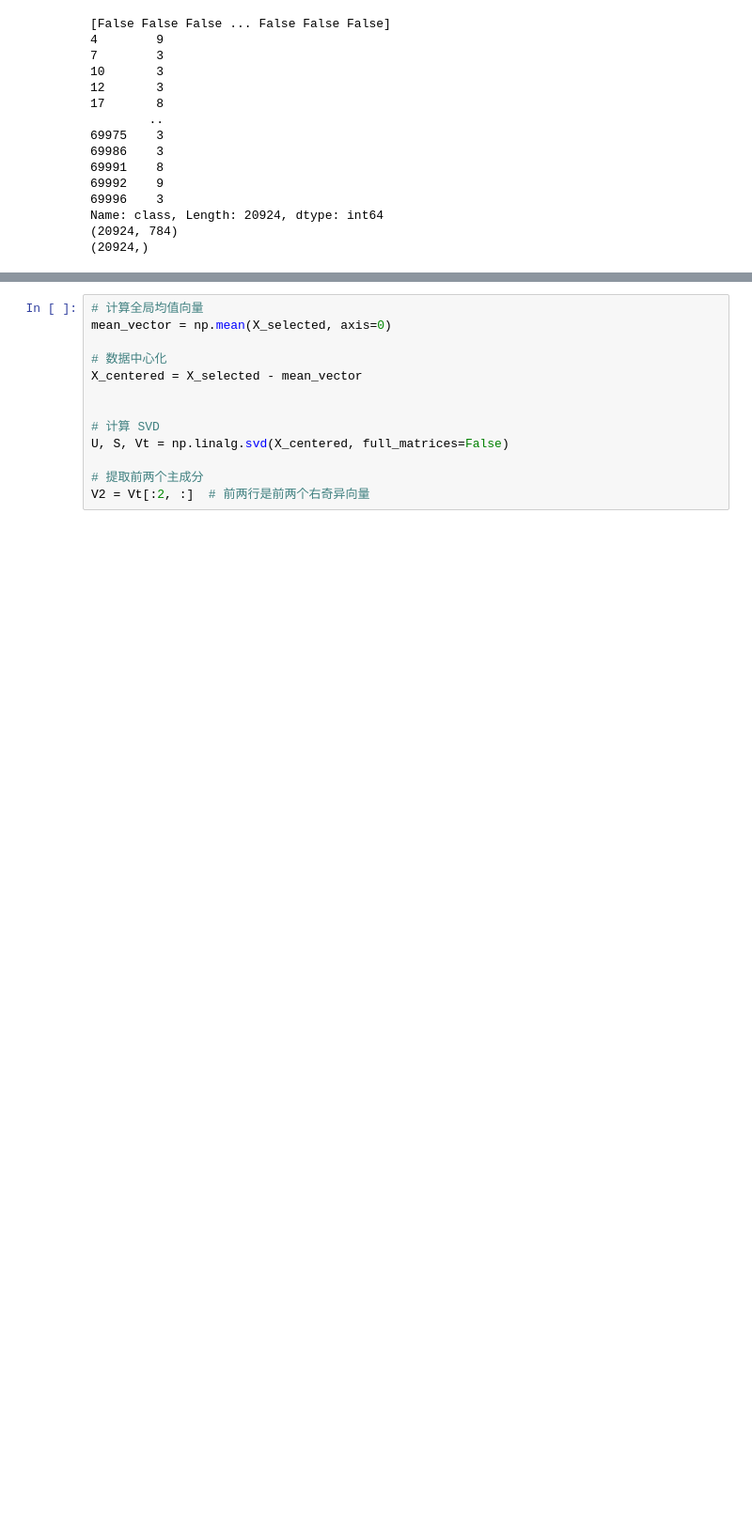
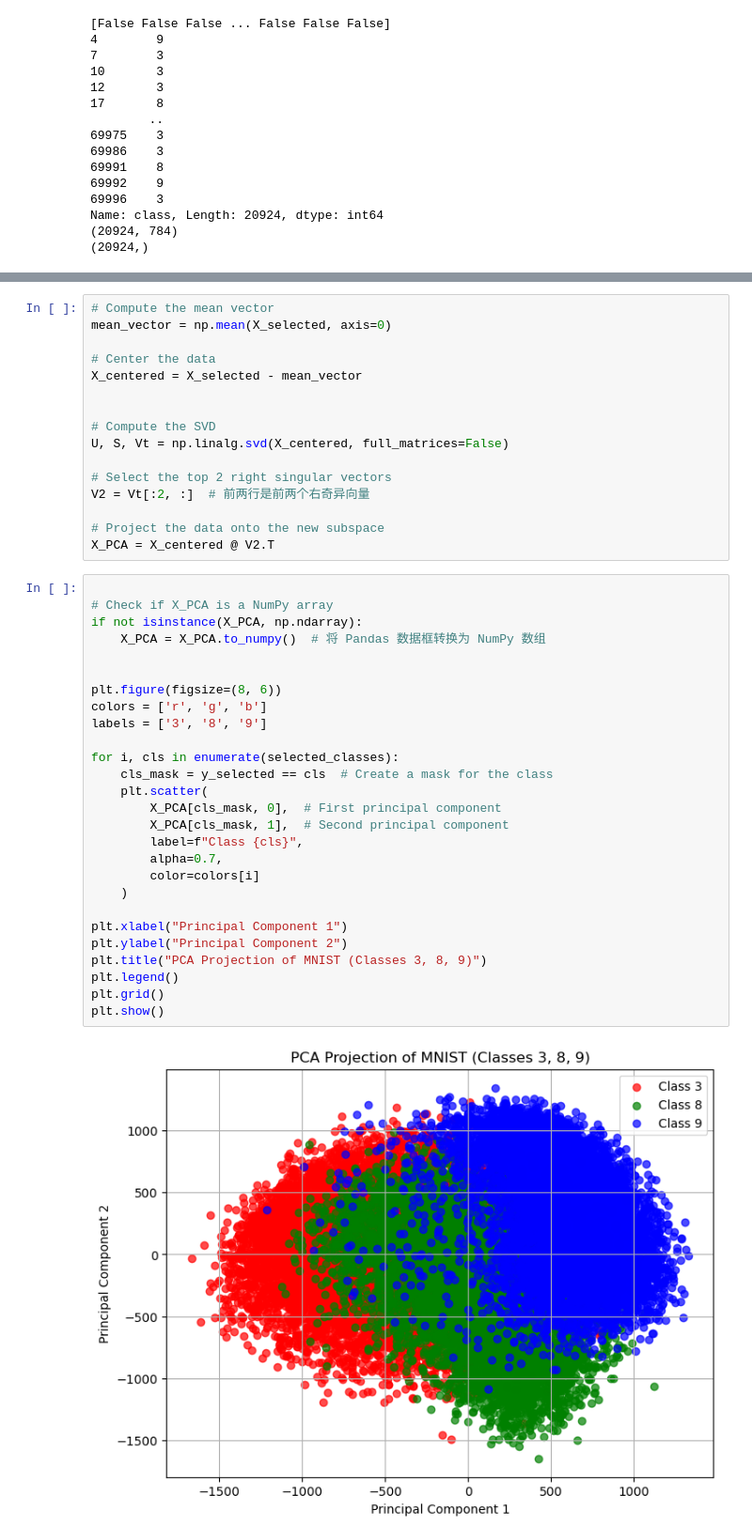
Before and after one commit to XiliangGong/CMSC660-661, a Jupyter notebook: final/question1.ipynb, the cells around one changed output, grey strips where cells are left out. Shown: that part at 94% size. Saved outputs shown, nothing was run; the diff lists cells and outputs as text; blank space fills up the shorter version.

```diff
--- a/final/question1.ipynb
+++ b/final/question1.ipynb
@@ -143,13 +142,45 @@ y_selected == cls: 6958 samples match.
 # %%
-# 计算全局均值向量
+# Compute the mean vector
 mean_vector = np.mean(X_selected, axis=0)
 
-# 数据中心化
+# Center the data
 X_centered = X_selected - mean_vector
 
 
-# 计算 SVD
+# Compute the SVD
 U, S, Vt = np.linalg.svd(X_centered, full_matrices=False)
 
-# 提取前两个主成分
+# Select the top 2 right singular vectors
 V2 = Vt[:2, :]  # 前两行是前两个右奇异向量
+
+# Project the data onto the new subspace
+X_PCA = X_centered @ V2.T
+# %%
+
+# Check if X_PCA is a NumPy array
+if not isinstance(X_PCA, np.ndarray):
+    X_PCA = X_PCA.to_numpy()  # 将 Pandas 数据框转换为 NumPy 数组
+
+
+plt.figure(figsize=(8, 6))
+colors = ['r', 'g', 'b']
+labels = ['3', '8', '9']
+
+for i, cls in enumerate(selected_classes):
+    cls_mask = y_selected == cls  # Create a mask for the class
+    plt.scatter(
+        X_PCA[cls_mask, 0],  # First principal component
+        X_PCA[cls_mask, 1],  # Second principal component
+        label=f"Class {cls}",
+        alpha=0.7,
+        color=colors[i]
+    )
+
+plt.xlabel("Principal Component 1")
+plt.ylabel("Principal Component 2")
+plt.title("PCA Projection of MNIST (Classes 3, 8, 9)")
+plt.legend()
+plt.grid()
+plt.show()
+# %% [output]
+[figure, added]
```
Also changed, not shown: parts of 4 cells of this notebook, 2 other files.
